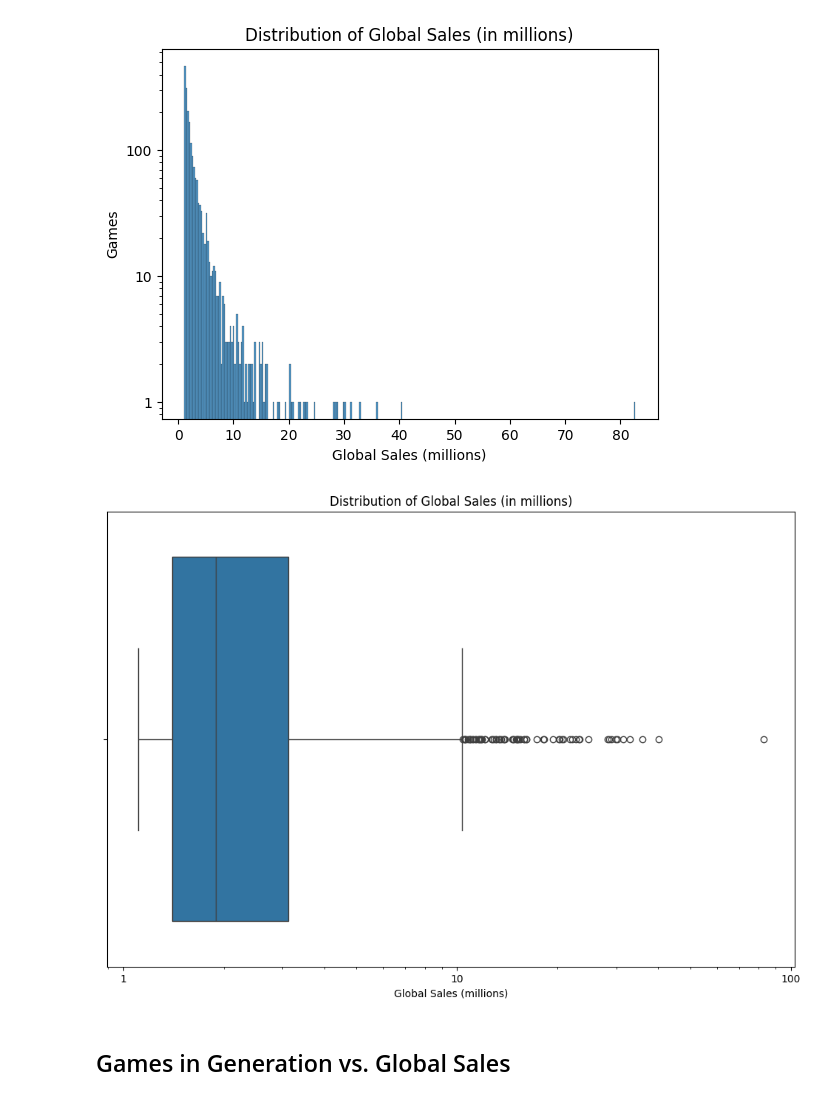
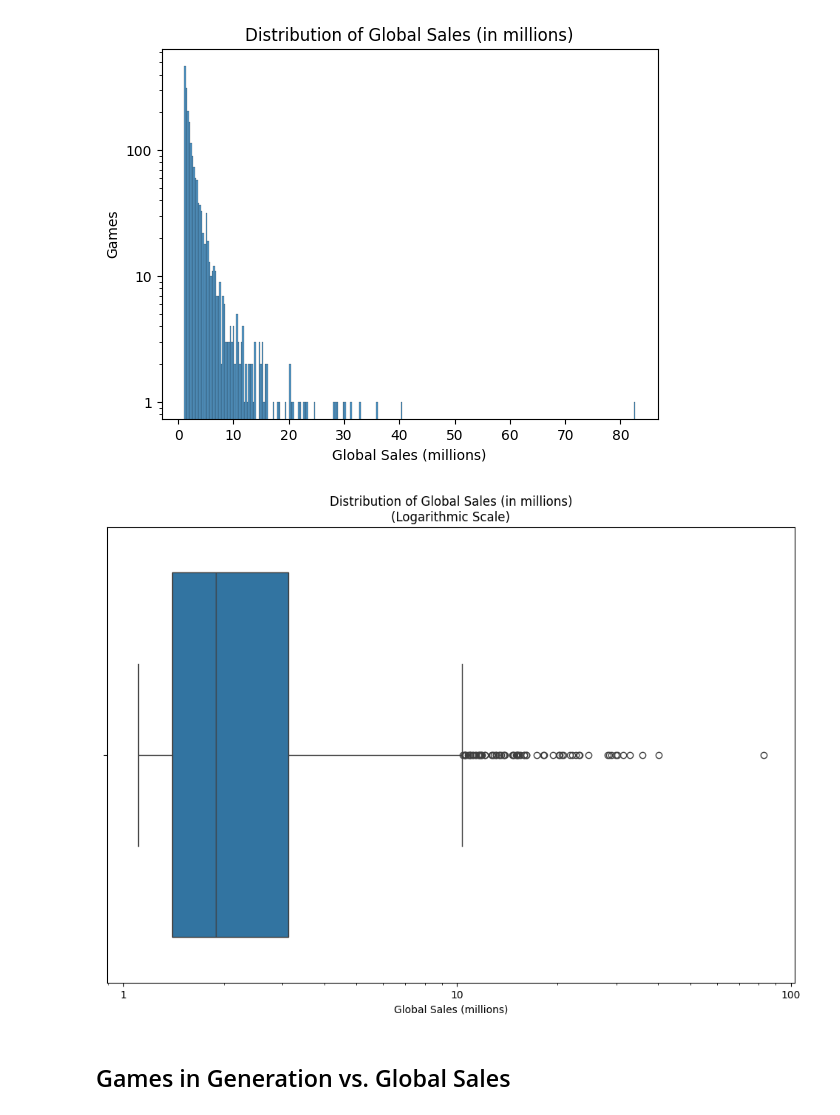
Before and after one commit to candersen114/Python2Source, a Jupyter notebook: finalproj.ipynb, the cells around one changed output. Saved outputs shown, nothing was run; the diff lists cells and outputs as text; code cells hidden in the pictures.

```diff
--- a/finalproj.ipynb
+++ b/finalproj.ipynb
@@ -346,20 +331,20 @@ plt.show()
 # %%
 plt.figure(figsize=(12, 8))
 ax = sns.boxplot(data=df, x="Global_Sales", log_scale=10)
 
 # Set the X bound and tick labels to avoid 10^1, 10^2, etc
 ax.set_xbound(lower=0)
 ticks=[pow(10, -2), pow(10, -1), pow(10, 0), pow(10, 1), pow(10, 2), pow(10, 3), pow(10, 4)]
 ax.set_xticklabels(ticks)
 
 # Titles
-ax.set_title("Distribution of Global Sales (in millions)")
+ax.set_title("Distribution of Global Sales (in millions)\n(Logarithmic Scale)")
 ax.set_xlabel("Global Sales (millions)")
 
 # Show Plot
 plt.show()
 # %% [output]
-[figure, old version]
+[figure, new version]
 # %% [markdown]
 ## Games in Generation vs. Global Sales
 # %%
```
Also changed, not shown: parts of 4 cells of this notebook, 1 other file.
